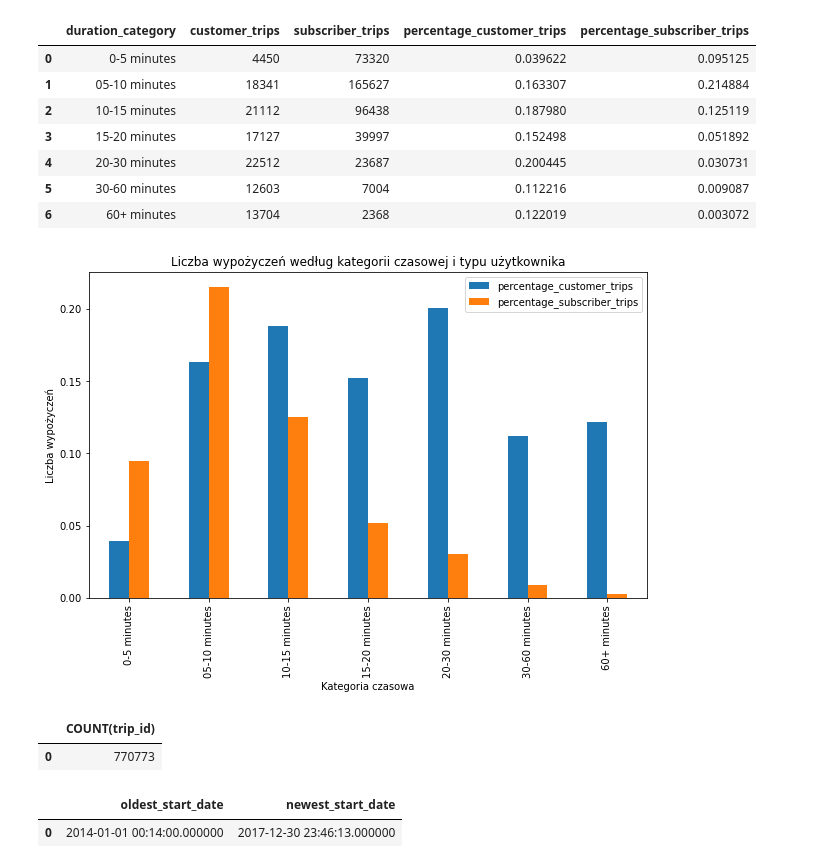
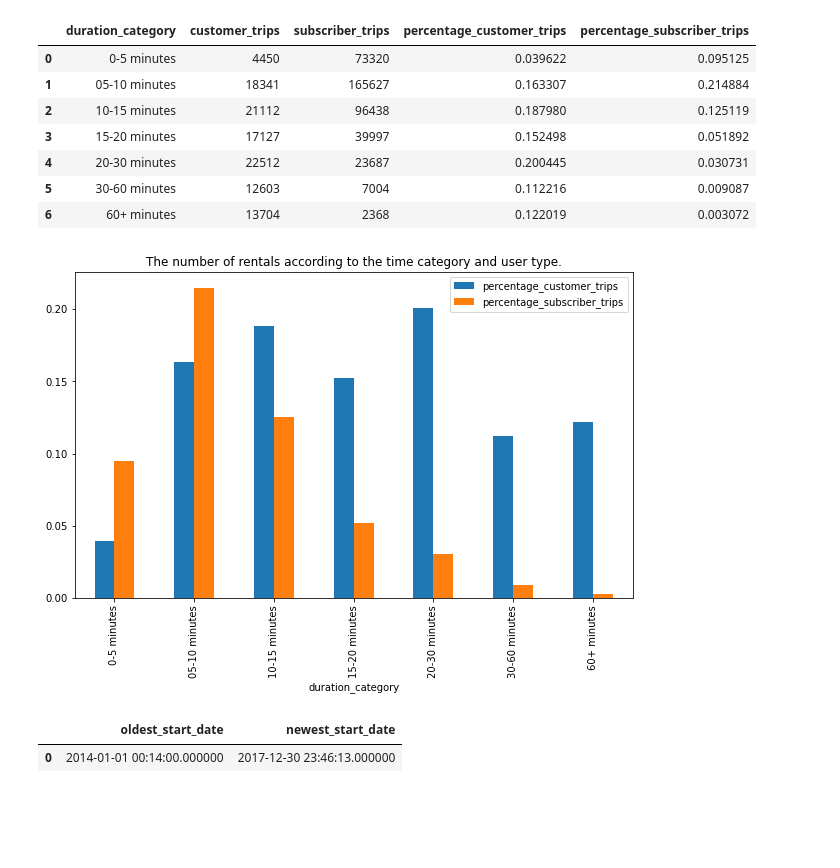
Before and after one commit to pjowsianka/San-Franciso-BikeTrips, a Jupyter notebook: biketrips.ipynb, the cells around one changed output. Cells and saved outputs as stored; diff of their text form; code cells hidden in the pictures; blank space fills up the shorter version.

```diff
--- a/biketrips.ipynb
+++ b/biketrips.ipynb
@@ -224,29 +202,14 @@ df
 # %%
 # Wyświetlenie wykresu słupkowego
 fig, ax = plt.subplots(figsize=(10, 6))
 
 df.plot(kind='bar', x='duration_category', y=['percentage_customer_trips', 'percentage_subscriber_trips'], ax=ax)
-plt.title('Liczba wypożyczeń według kategorii czasowej i typu użytkownika')
-plt.xlabel('Kategoria czasowa')
-plt.ylabel('Liczba wypożyczeń')
+plt.title('The number of rentals according to the time category and user type.')
+
 
 plt.show()
 # %% [output]
-[figure, old version]
+[figure, new version]
-# %%
-query = engine.execute("""
-SELECT COUNT(trip_id)
-FROM bikeshare
-WHERE c_subscription_type = 'Subscriber'
-
-""")
-df = pd.DataFrame(query.fetchall())
-df.columns = query.keys()
-
-df
-# %% [output]
-|  | COUNT(trip_id) |
-| 0 | 770773 |
 # %%
 query = engine.execute("""
 SELECT MIN(start_date) AS oldest_start_date, MAX(start_date) AS newest_start_date
```
Also changed, not shown: parts of 27 cells of this notebook.
